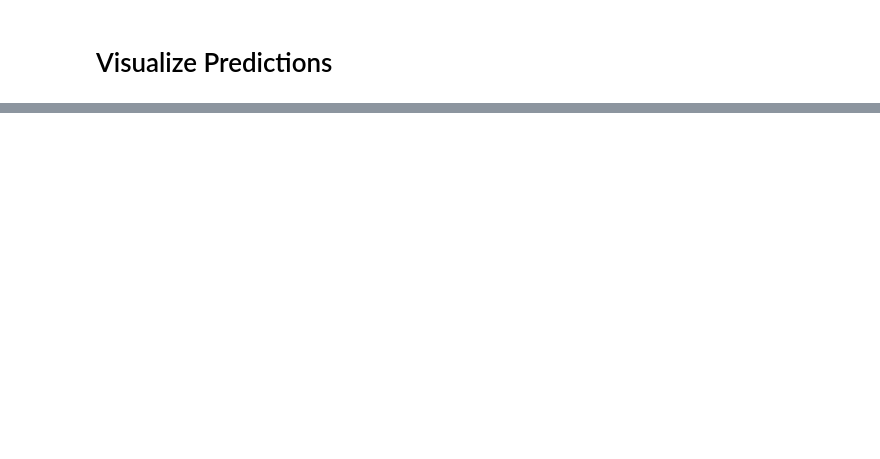
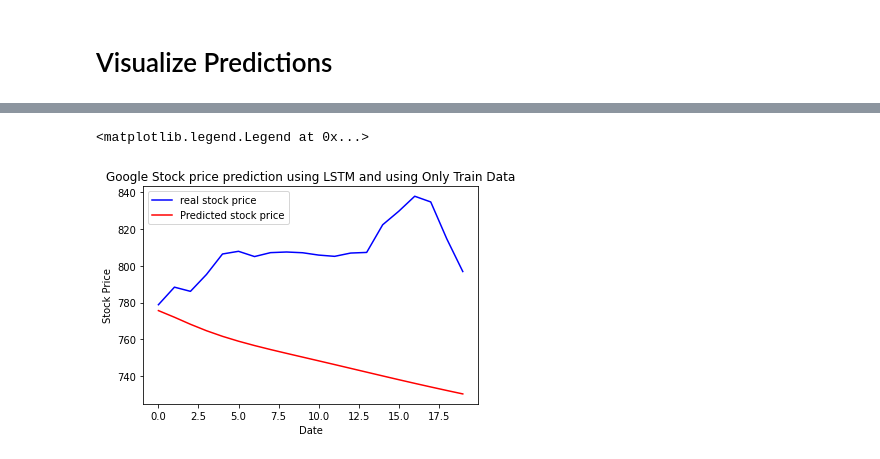
Before and after one commit to bodamohannaik/Udemy_DL, a Jupyter notebook: Google Stock Price Prediction/google_stock_price_rnn.ipynb, the cells around one changed output, grey strips where cells are left out. Cells and saved outputs as stored; diff of their text form; code cells hidden in the pictures; blank space fills up the shorter version.

```diff
--- a/Google Stock Price Prediction/google_stock_price_rnn.ipynb
+++ b/Google Stock Price Prediction/google_stock_price_rnn.ipynb
@@ -319,0 +322,23 @@ axs.legend()
+# %%
+# Make predictions without using Test data
+# last T stock prices from training
+X_test_temp = dataset_train[-T:, :]
+X_test_temp = np.expand_dims(X_test_temp, axis =0)
+y_test_pred_temp = []
+# make single prediction at a time and reuse the new prediction
+for i in range(len(dataset_test)):
+  one_pred = model.predict(X_test_temp)
+  y_test_pred_temp.append(one_pred[0])
+  # update
+  X_test_temp = np.append(X_test_temp[:, 1:, :], np.expand_dims(one_pred, axis=-1), axis=1)
+# %%
+fig, axs = plt.subplots()
+axs.plot(scaler.inverse_transform(y_test.reshape(1,-1)).squeeze(), label ='real stock price', color ='blue')
+axs.plot(scaler.inverse_transform(y_test_pred_temp).squeeze(), label ='Predicted stock price', color ='red')
+axs.set_title('Google Stock price prediction using LSTM and using Only Train Data')
+axs.set_xlabel('Date')
+axs.set_ylabel('Stock Price')
+axs.legend()
+# %% [output]
+<matplotlib.legend.Legend at 0x...>
+[figure, added]
```
Also changed, not shown: parts of 5 cells of this notebook.
